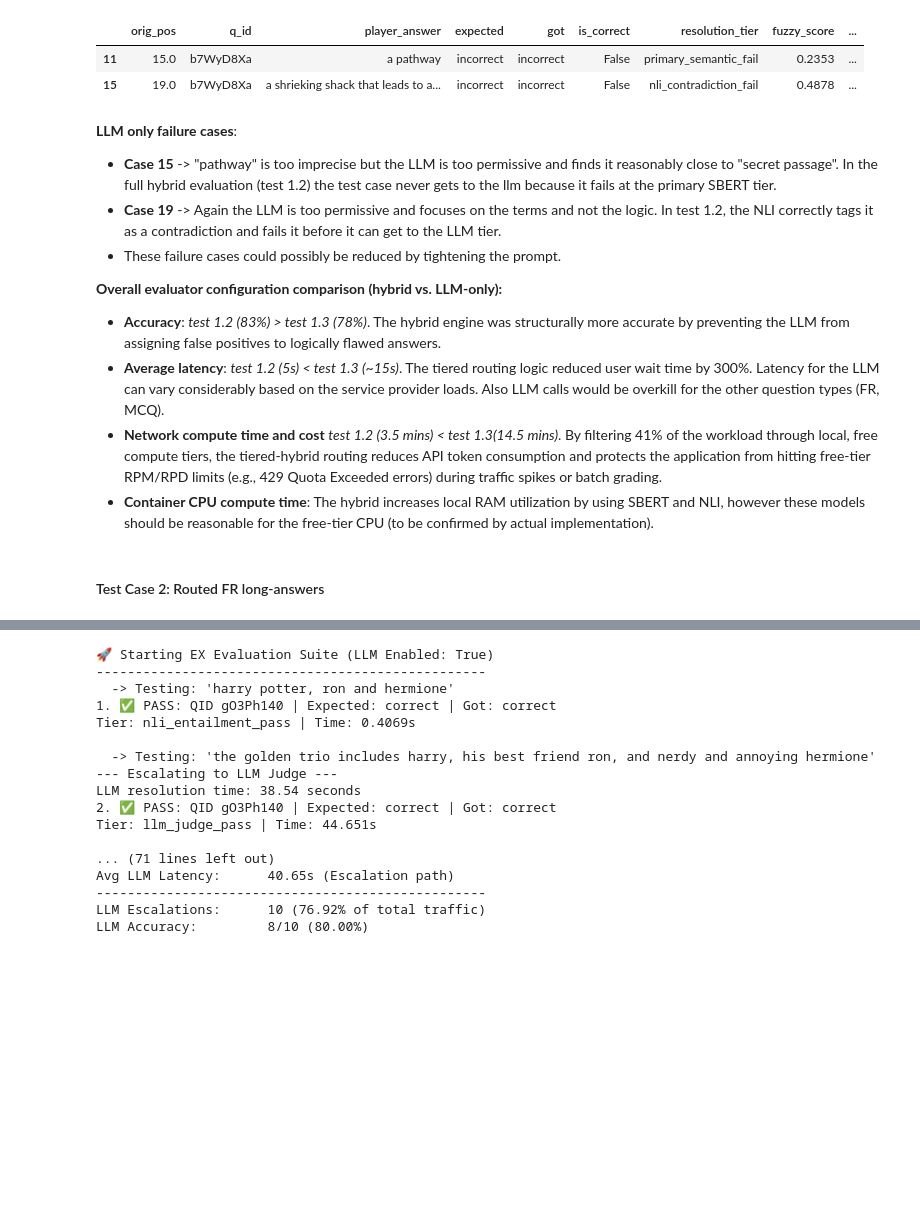
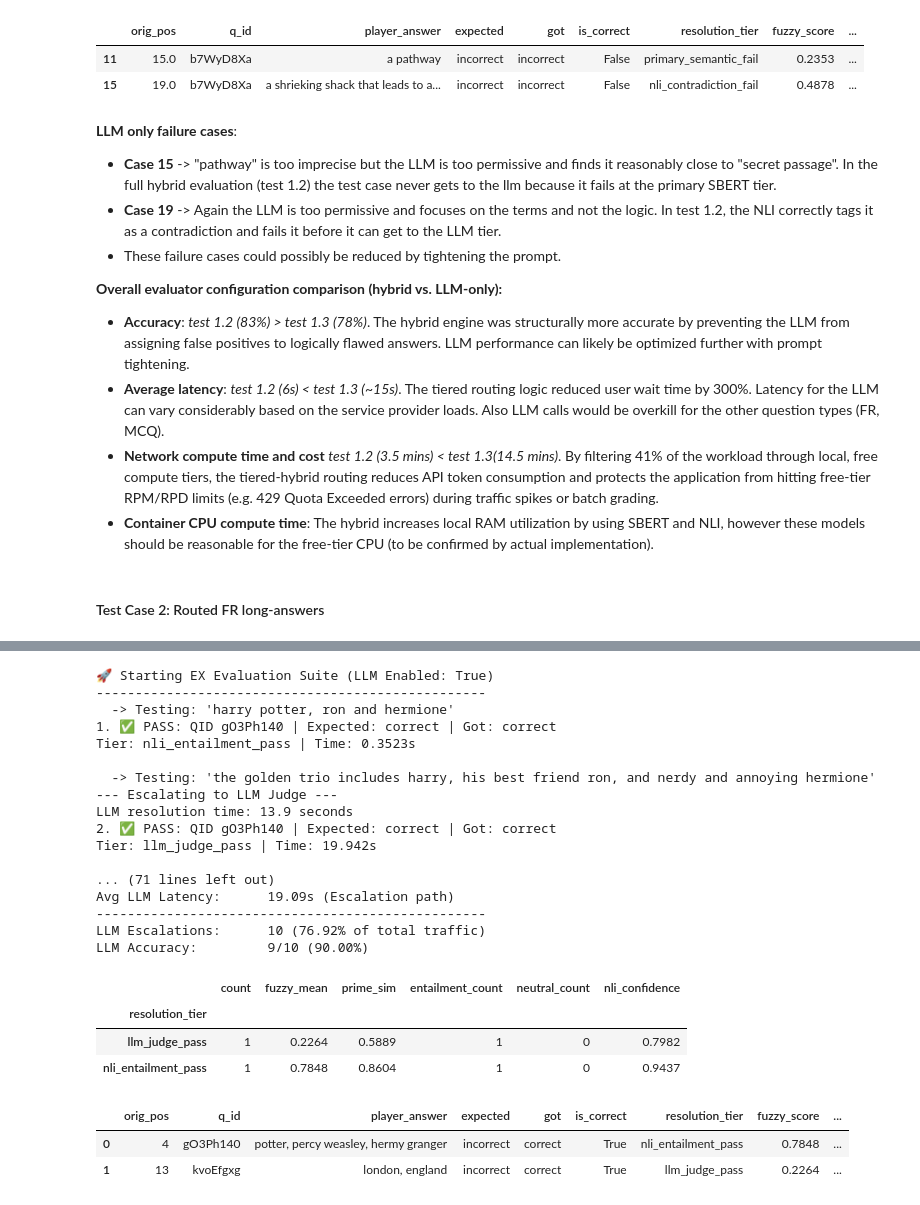
Before and after one commit to RSipra/semantic_verification_engine, a Jupyter notebook: notebooks/02_research/08_nlp_lab_v0.ipynb, the cells around one changed output, grey strips where cells are left out. Saved outputs shown, nothing was run; the diff lists cells and outputs as text; code cells hidden in the pictures; blank space fills up the shorter version.

```diff
--- a/notebooks/02_research/08_nlp_lab_v0.ipynb
+++ b/notebooks/02_research/08_nlp_lab_v0.ipynb
@@ -1524,9 +1524,9 @@ test_12_pass_df[test_12_pass_df['orig_pos'].isin(qids_only_test13)]
 - These failure cases could possibly be reduced by tightening the prompt.
 
 **Overall evaluator configuration comparison (hybrid vs. LLM-only):**
-- **Accuracy**: *test 1.2 (83%) > test 1.3 (78%)*. The hybrid engine was structurally more accurate by preventing the LLM from assigning false positives to logically flawed answers.
-- **Average latency**: *test 1.2 (5s) < test 1.3 (~15s)*. The tiered routing logic reduced user wait time by 300%. Latency for the LLM can vary considerably based on the service provider loads. Also LLM calls would be overkill for the other question types (FR, MCQ).
-- **Network compute time and cost** *test 1.2 (3.5 mins) < test 1.3(14.5 mins)*. By filtering 41% of the workload through local, free compute tiers, the tiered-hybrid routing reduces API token consumption and protects the application from hitting free-tier RPM/RPD limits (e.g., 429 Quota Exceeded errors) during traffic spikes or batch grading.
+- **Accuracy**: *test 1.2 (83%) > test 1.3 (78%)*. The hybrid engine was structurally more accurate by preventing the LLM from assigning false positives to logically flawed answers. LLM performance can likely be optimized further with prompt tightening.
+- **Average latency**: *test 1.2 (6s) < test 1.3 (~15s)*. The tiered routing logic reduced user wait time by 300%. Latency for the LLM can vary considerably based on the service provider loads. Also LLM calls would be overkill for the other question types (FR, MCQ).
+- **Network compute time and cost** *test 1.2 (3.5 mins) < test 1.3(14.5 mins)*. By filtering 41% of the workload through local, free compute tiers, the tiered-hybrid routing reduces API token consumption and protects the application from hitting free-tier RPM/RPD limits (e.g. 429 Quota Exceeded errors) during traffic spikes or batch grading.
 - **Container CPU compute time**: The hybrid increases local RAM utilization by using SBERT and NLI, however these models should be reasonable for the free-tier CPU (to be confirmed by actual implementation).
 # %% [markdown]
 #### Test Case 2: Routed FR long-answers
@@ -1567,7 +1567,8 @@ ex_test_suite_2 = {
         'source_quote': '<NA>',
         'explanation': "Kettleburn wanted to enjoy his remaining limbs after numerous injuries.",
         'test_cases': [
-            {'player_answer': 'save himself by not losing any more appendages', 'expected': 'incorrect', 'test_type': 'semantic_ambiguity'},
+            # correct core intent without dry sarcastic humour of the books
+            {'player_answer': 'save himself by not losing any more appendages', 'expected': 'correct', 'test_type': 'semantic_variant'},
             # Test: too vague (missing "limb")
             {'player_answer': 'enjoy time by himself', 'expected': 'incorrect', 'test_type': 'ambiguous_answer'},
             {'player_answer': 'spend time with his friends and family', 'expected': 'incorrect', 'test_type': "keywords_presence"}
@@ -1612,6 +1613,19 @@ ex_test_suite_2 = {
         ]
     }
 }
+# post-processing indexer
+# map position based on a master_id, player_answer key.
+pos_map_2 = {}
+counter = 1
+for q_id, q_data in ex_test_suite_2.items():
+    for tc in q_data["test_cases"]:
+        key = (q_id, tc["player_answer"])
+        pos_map_2[key] = counter
+        counter += 1
+
+# method to append test case num to test results as dict converted to df
+def make_key_2(r):
+    return (r["q_id"], r["player_answer"])
 # %%
 ## TEST 2.1.:  FR long answer outliers routed to EX EVALUATOR, Tiered evaluation + WITH LLM ESCALATION (tier-4)
 
@@ -1620,23 +1634,48 @@ run_test_with_llm = False
 
 # TEST:
 if run_test_with_llm:
-    test_results_c1_llm = lab.run_ex_evaluation_suite(ex_test_suite_2, runtime_df, use_llm=True)
+    test_results_21_fr_edge_dict = lab.run_ex_evaluation_suite(ex_test_suite_2, runtime_df, use_llm=True, use_nli=True)
 # %% [output]
 🚀 Starting EX Evaluation Suite (LLM Enabled: True)
 --------------------------------------------------
   -> Testing: 'harry potter, ron and hermione'
 1. ✅ PASS: QID gO3Ph140 | Expected: correct | Got: correct
-Tier: nli_entailment_pass | Time: 0.4069s
+Tier: nli_entailment_pass | Time: 0.3523s
 
   -> Testing: 'the golden trio includes harry, his best friend ron, and nerdy and annoying hermione'
 --- Escalating to LLM Judge ---
-LLM resolution time: 38.54 seconds
+LLM resolution time: 13.9 seconds
 2. ✅ PASS: QID gO3Ph140 | Expected: correct | Got: correct
-Tier: llm_judge_pass | Time: 44.651s
+Tier: llm_judge_pass | Time: 19.942s
 
 ... (71 lines left out)
-Avg LLM Latency:      40.65s (Escalation path)
+Avg LLM Latency:      19.09s (Escalation path)
 --------------------------------------------------
 LLM Escalations:      10 (76.92% of total traffic)
-LLM Accuracy:         8/10 (80.00%)
+LLM Accuracy:         9/10 (90.00%)
+# %%
+# convert failed test results to a df
+test_21_fail_df = pd.DataFrame([{"orig_pos": pos_map_2.get(make_key(r), None),
+                                 **{k: v for k, v in r.items() if k != "telemetry"},
+                                 **r["telemetry"].__dict__}
+                                for r in test_results_21_fr_edge_dict['failed']
+                                ])
+# group results by resolution tier for main failure causes
+test_21_fail_df.groupby('resolution_tier').agg(count=("player_answer","count"),
+                                               fuzzy_mean=("fuzzy_score", "mean"),
+                                               prime_sim=('primary_similarity_score', 'mean'),
+                                               entailment_count=("nli_label", lambda x: (x == "entailment").sum()),
+                                               neutral_count=("nli_label", lambda x: (x == "neutral").sum()),
+                                               nli_confidence=("nli_confidence", "mean")).round(4)
+# %% [output]
+|  | count | fuzzy_mean | prime_sim | entailment_count | neutral_count | nli_confidence |
+| resolution_tier |  |  |  |  |  |  |
+| llm_judge_pass | 1 | 0.2264 | 0.5889 | 1 | 0 | 0.7982 |
+| nli_entailment_pass | 1 | 0.7848 | 0.8604 | 1 | 0 | 0.9437 |
+# %%
+test_21_fail_df
+# %% [output]
+|  | orig_pos | q_id | player_answer | expected | got | is_correct | resolution_tier | fuzzy_score | ... |
+| 0 | 4 | gO3Ph140 | potter, percy weasley, hermy granger | incorrect | correct | True | nli_entailment_pass | 0.7848 | ... |
+| 1 | 13 | kvoEfgxg | london, england | incorrect | correct | True | llm_judge_pass | 0.2264 | ... |
 # %% [markdown]
```
Also changed, not shown: parts of 22 cells of this notebook, 4 other files.
